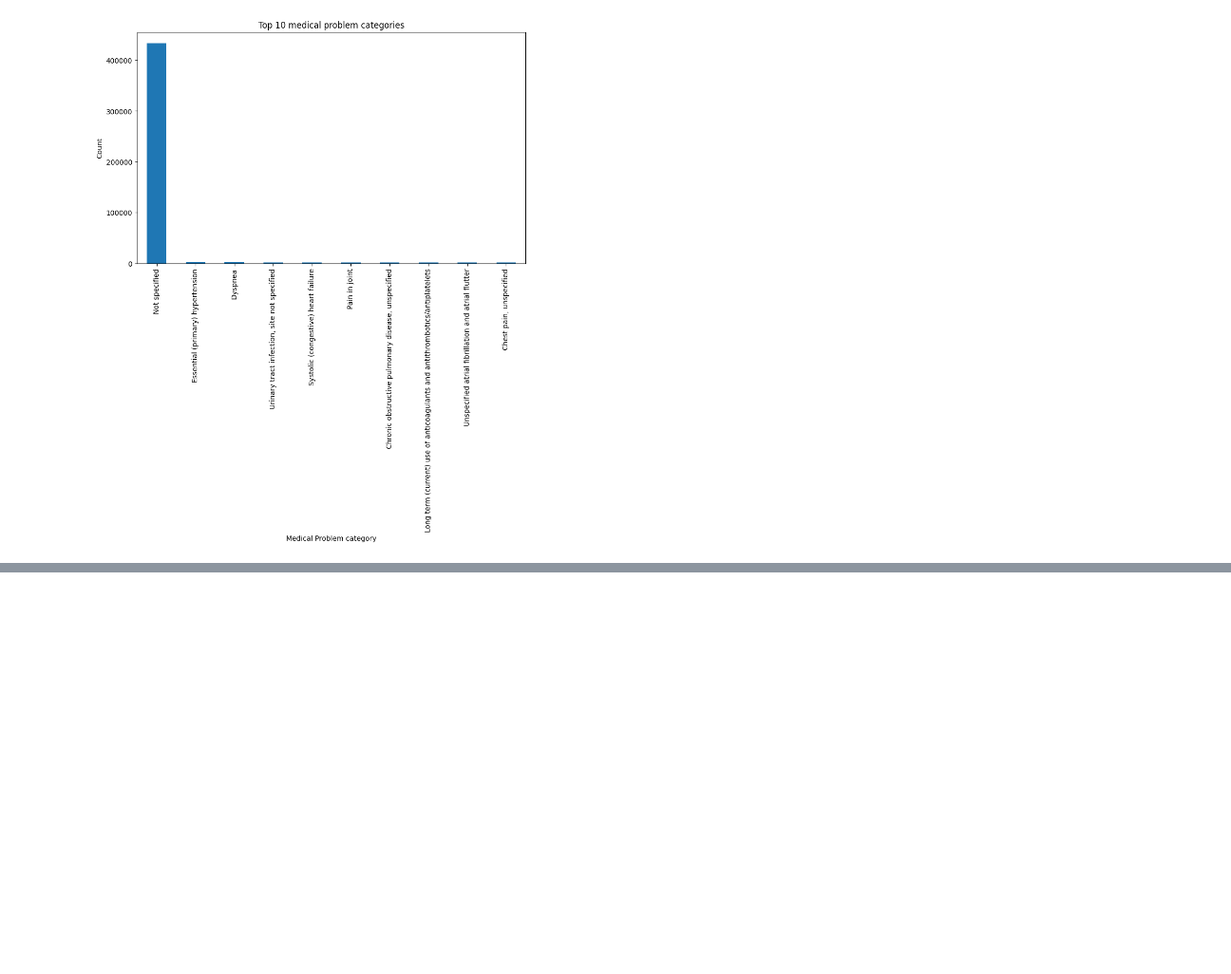
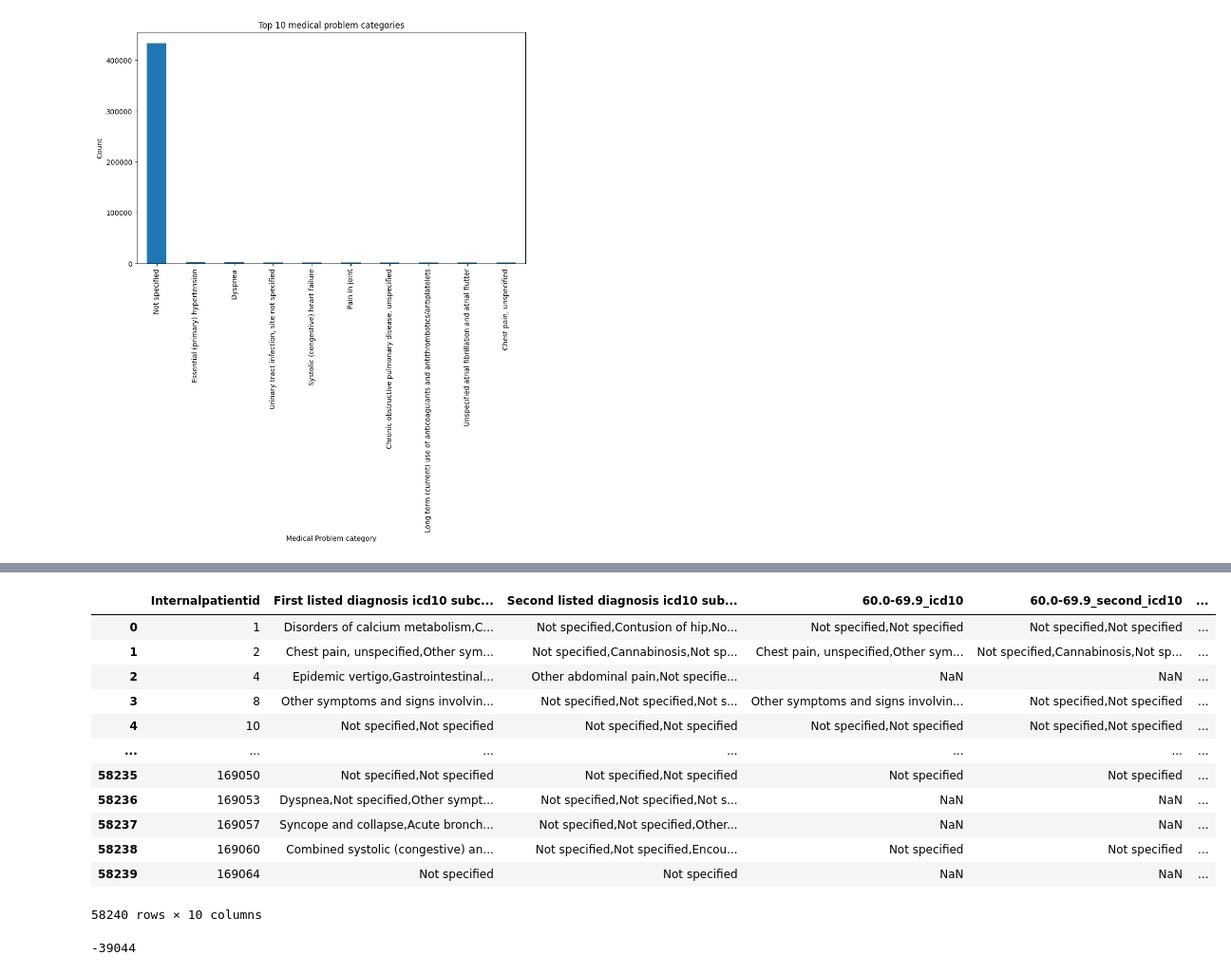
Before and after one commit to nisha1365/precisionFDA, a Jupyter notebook: ed_visit_train.ipynb, the cells around one changed output, grey strips where cells are left out. Shown at 95% size. Saved outputs shown, nothing was run; the diff lists cells and outputs as text; code cells hidden in the pictures; blank space fills up the shorter version.

```diff
--- a/ed_visit_train.ipynb
+++ b/ed_visit_train.ipynb
@@ -243,0 +414,21 @@ No Duplicates found in the 'Internalpatientid' column
+# %%
+merge_ed_visit_death_left
+# %% [output]
+|  | Internalpatientid | First listed diagnosis icd10 subc... | Second listed diagnosis icd10 sub... | 60.0-69.9_icd10 | 60.0-69.9_second_icd10 | ... |
+| 0 | 1 | Disorders of calcium metabolism,C... | Not specified,Contusion of hip,No... | Not specified,Not specified | Not specified,Not specified | ... |
+| 1 | 2 | Chest pain, unspecified,Other sym... | Not specified,Cannabinosis,Not sp... | Chest pain, unspecified,Other sym... | Not specified,Cannabinosis,Not sp... | ... |
+| 2 | 4 | Epidemic vertigo,Gastrointestinal... | Other abdominal pain,Not specifie... | NaN | NaN | ... |
+| 3 | 8 | Other symptoms and signs involvin... | Not specified,Not specified,Not s... | Other symptoms and signs involvin... | Not specified,Not specified | ... |
+| 4 | 10 | Not specified,Not specified | Not specified,Not specified | Not specified,Not specified | Not specified,Not specified | ... |
+| ... | ... | ... | ... | ... | ... | ... |
+| 58235 | 169050 | Not specified,Not specified | Not specified,Not specified | Not specified | Not specified | ... |
+| 58236 | 169053 | Dyspnea,Not specified,Other sympt... | Not specified,Not specified,Not s... | NaN | NaN | ... |
+| 58237 | 169057 | Syncope and collapse,Acute bronch... | Not specified,Not specified,Other... | NaN | NaN | ... |
+| 58238 | 169060 | Combined systolic (congestive) an... | Not specified,Not specified,Encou... | Not specified | Not specified | ... |
+| 58239 | 169064 | Not specified | Not specified | NaN | NaN | ... |
+58240 rows × 10 columns
+# %%
+# when subtract the death - merge_edvisit_death_lef u will get patients who are dead but their are not presented in the edvisit
+merge_ed_visit_death_left.shape[0]-death_file.shape[0]
+# %% [output]
+-39044
```
Also changed, not shown: parts of 46 cells of this notebook.
